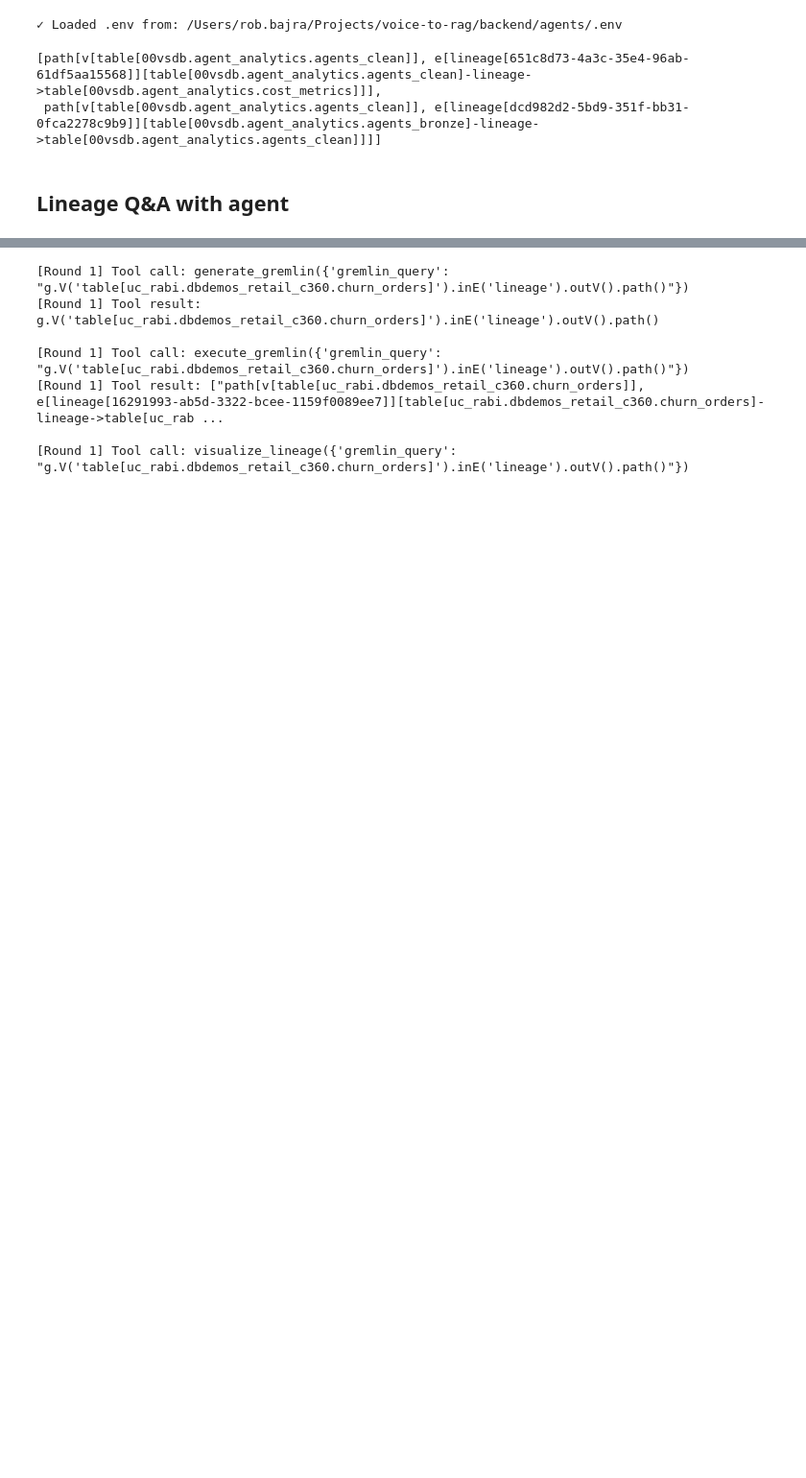
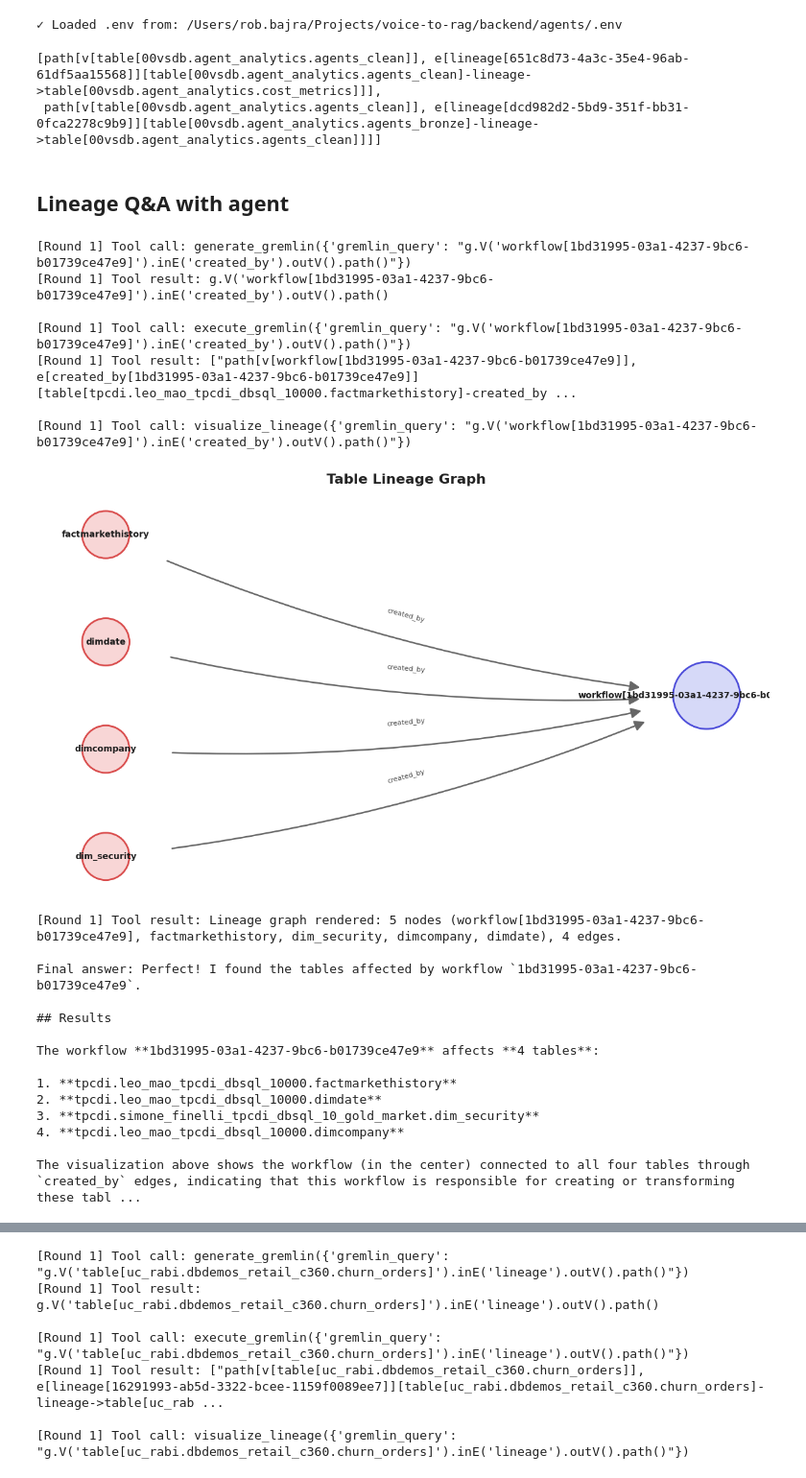
Before and after one commit to Blackkadder/voice-to-rag, a Jupyter notebook: backend/agents/dev_notebook.ipynb, the cells around one changed output, grey strips where cells are left out. Shown at 96% size. Cells and saved outputs as stored; diff of their text form; code cells hidden in the pictures; blank space fills up the shorter version.

```diff
--- a/backend/agents/dev_notebook.ipynb
+++ b/backend/agents/dev_notebook.ipynb
@@ -120,6 +120,31 @@ def AGENT(user_query: str):
         print("⚠ Reached max tool rounds without a final answer")
 # %% [markdown]
 ## Lineage Q&A with agent
+# %%
+AGENT("What tables are affected by 1bd31995-03a1-4237-9bc6-b01739ce47e9 workflow?")
+# %% [output]
+[Round 1] Tool call: generate_gremlin({'gremlin_query': "g.V('workflow[1bd31995-03a1-4237-9bc6-b01739ce47e9]').inE('created_by').outV().path()"})
+[Round 1] Tool result: g.V('workflow[1bd31995-03a1-4237-9bc6-b01739ce47e9]').inE('created_by').outV().path()
+
+[Round 1] Tool call: execute_gremlin({'gremlin_query': "g.V('workflow[1bd31995-03a1-4237-9bc6-b01739ce47e9]').inE('created_by').outV().path()"})
+[Round 1] Tool result: ["path[v[workflow[1bd31995-03a1-4237-9bc6-b01739ce47e9]], e[created_by[1bd31995-03a1-4237-9bc6-b01739ce47e9]][table[tpcdi.leo_mao_tpcdi_dbsql_10000.factmarkethistory]-created_by ...
+
+[Round 1] Tool call: visualize_lineage({'gremlin_query': "g.V('workflow[1bd31995-03a1-4237-9bc6-b01739ce47e9]').inE('created_by').outV().path()"})
+[figure, added]
+[Round 1] Tool result: Lineage graph rendered: 5 nodes (workflow[1bd31995-03a1-4237-9bc6-b01739ce47e9], factmarkethistory, dim_security, dimcompany, dimdate), 4 edges.
+
+Final answer: Perfect! I found the tables affected by workflow `1bd31995-03a1-4237-9bc6-b01739ce47e9`.
+
+## Results
+
+The workflow **1bd31995-03a1-4237-9bc6-b01739ce47e9** affects **4 tables**:
+
+1. **tpcdi.leo_mao_tpcdi_dbsql_10000.factmarkethistory**
+2. **tpcdi.leo_mao_tpcdi_dbsql_10000.dimdate**
+3. **tpcdi.simone_finelli_tpcdi_dbsql_10_gold_market.dim_security**
+4. **tpcdi.leo_mao_tpcdi_dbsql_10000.dimcompany**
+
+The visualization above shows the workflow (in the center) connected to all four tables through `created_by` edges, indicating that this workflow is responsible for creating or transforming these tabl ...
 # %%
 AGENT("List 10 tables with at least 5 dependencies")
 # %% [output]
```
Also changed, not shown: parts of 18 cells of this notebook, 1 other file.
